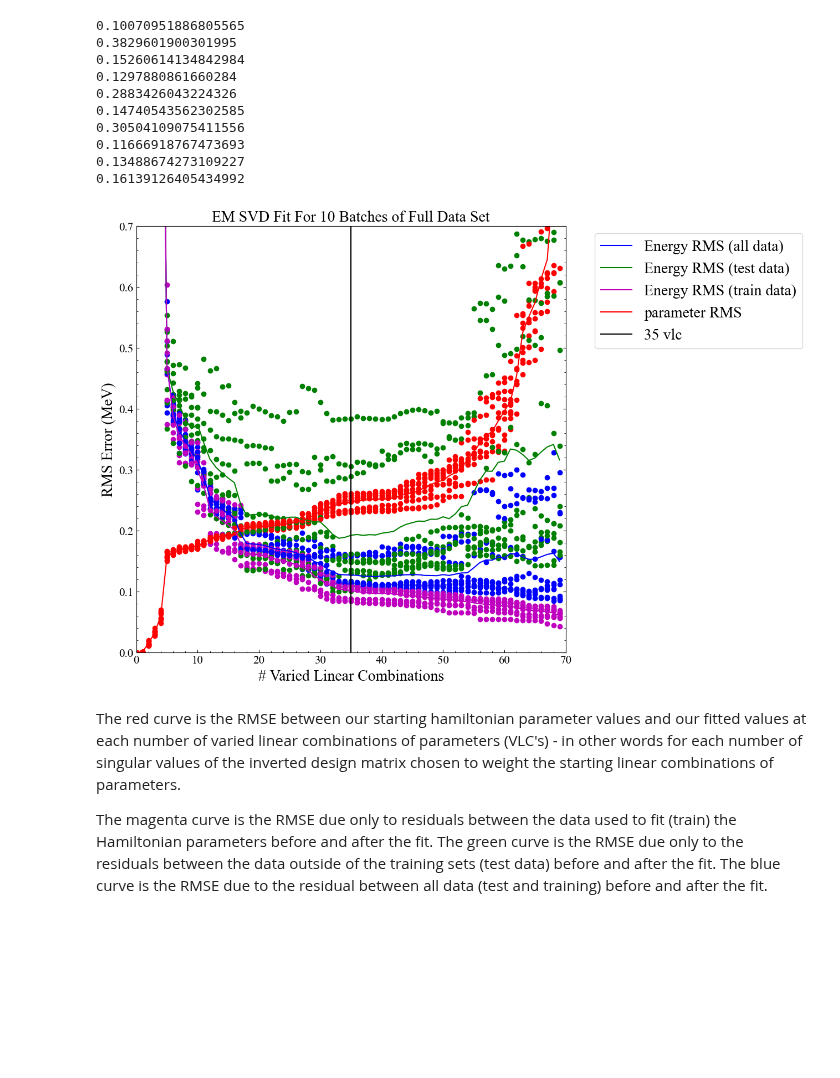
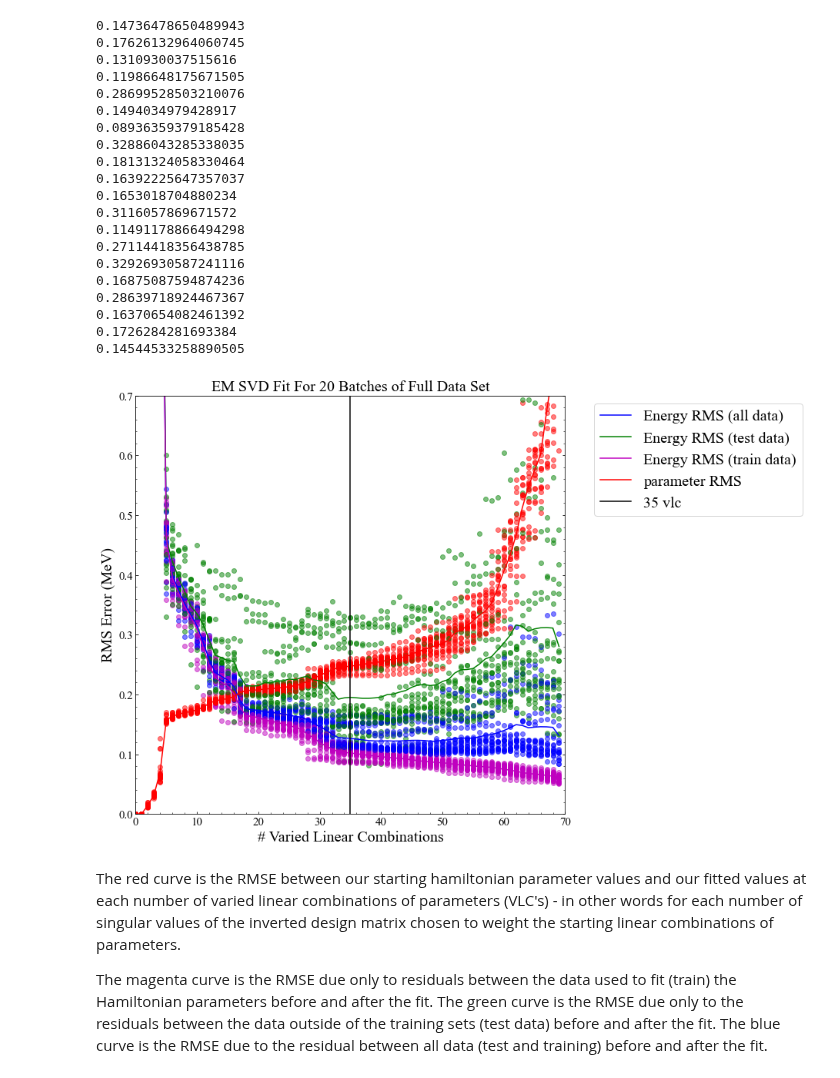
Before and after one commit to JordanPurcell/Research, a Jupyter notebook: n50fit/e35batched/SVD.ipynb, the cells around one changed output. Cells and saved outputs as stored; diff of their text form; code cells hidden in the pictures; blank space fills up the shorter version.

```diff
--- a/n50fit/e35batched/SVD.ipynb
+++ b/n50fit/e35batched/SVD.ipynb
@@ -54,7 +54,7 @@ for i in range(len(exp)):
 # All excited states from 79Cu to 99In are available for building training batches
 # The full dataset is used for testing
 
-numBatches = 10
+numBatches = 20
 eRMSRangeAll = np.empty([numBatches,len(backgroundHam)+1])
 eRMSRangeTest = np.empty([numBatches,len(backgroundHam)+1])
 eRMSRangeTrain = np.empty([numBatches,len(backgroundHam)+1])
@@ -133,6 +133,8 @@ for b in range(numBatches):
             eFitTot = 0
             for k in range(len(backgroundHam)):
                 eFitTot += fitParameters[k]*betas[j,k]                # Modify our initial energy contributions to state j by new weights
+            if i == numVLC:
+                fitEnergies[j] = eFitTot
             if error[j] <= 1.0:
                 eResidualAll = np.append(eResidualAll, exp[j]-eFitTot)
                 if batchChoice[j] == 0:
@@ -150,7 +152,7 @@ for b in range(numBatches):
             if eRMSRangeTest[b,i] >= 0.250:
                 highRMSbatch.append(batchChoice)
                 highRMSparams.append(fitParameters)
-                highRMSresiduals.append(eResidualAll)
+                highRMSresiduals.append(exp-fitEnergies)
 # Convert all lists into np arrays
 highRMSbatch = np.array(highRMSbatch)
 highRMSparams = np.array(highRMSparams)
@@ -168,44 +170,54 @@ for i in range(len(pRMS)):
     pRMSaverage[i] = np.sum(pRMSRange[:,i])/numBatches
 
 #print('35 vlc eRMS (average) =', eRMSaverageAll[34], ' pRMS (average) = ', pRMSaverage[34])
 #print('full SVD eRMS =', eRMSaverageAll[69], ' pRMS =', pRMSaverage[69])
 #print('BAB parameter RMS = ', scipy.linalg.norm(backgroundHam-fittedHam)/math.sqrt(len(backgroundHam)))
 
 x = [i for i in range(len(pRMS))]
 f = plt.figure()
 f.set_figwidth(10)
 f.set_figheight(10)
 alphaValue = 10/numBatches
 for i in range(numBatches):
     plt.scatter(x, eRMSRangeAll[i], color='b', alpha=alphaValue)
     plt.scatter(x, eRMSRangeTest[i], color='g', alpha=alphaValue)
     plt.scatter(x, eRMSRangeTrain[i], color='m', alpha=alphaValue)
     plt.scatter(x, pRMSRange[i], color='r', alpha=alphaValue)
 plt.plot(x, eRMSaverageAll, label='Energy RMS (all data)', color='b')
 plt.plot(x, eRMSaverageTest, label='Energy RMS (test data)', color='g')
 plt.plot(x, eRMSaverageTrain, label='Energy RMS (train data)', color='m')
 plt.plot(x, pRMSaverage, label='parameter RMS', color='r')
 plt.axvline(x = numVLC, color = 'k', label = '%i vlc' %numVLC)
 plt.xlabel('# Varied Linear Combinations')
 plt.ylabel('RMS Error (MeV)')
 plt.title('EM SVD Fit For %i Batches of Full Data Set' %numBatches, fontsize=20)
 plt.axis([0,70,0.0,0.7])
 plt.minorticks_on()
 plt.tick_params(which="both", direction="in", right=True)
 plt.legend(bbox_to_anchor=(1.05, 1), loc='upper left',fontsize=20).set_alpha(1)
 plt.show()
 # %% [output]
-0.10070951886805565
-0.3829601900301995
-0.15260614134842984
-0.1297880861660284
-0.2883426043224326
-0.14740543562302585
-0.30504109075411556
-0.11666918767473693
-0.13488674273109227
-0.16139126405434992
+0.14736478650489943
+0.17626132964060745
+0.1310930037515616
+0.11986648175671505
+0.28699528503210076
+0.1494034979428917
+0.08936359379185428
+0.32886043285338035
+0.18131324058330464
+0.16392225647357037
+0.1653018704880234
+0.3116057869671572
+0.11491178866494298
+0.27114418356438785
+0.32926930587241116
+0.16875087594874236
+0.28639718924467367
+0.16370654082461392
+0.1726284281693384
+0.14544533258890505
-[figure, old version]
+[figure, new version]
 # %% [markdown]
 The red curve is the RMSE between our starting hamiltonian parameter values and our fitted values at each number of varied linear combinations of parameters (VLC's) - in other words for each number of singular values of the inverted design matrix chosen to weight the starting linear combinations of parameters.
 
```
Also changed, not shown: parts of 4 cells of this notebook, 1 other file.
